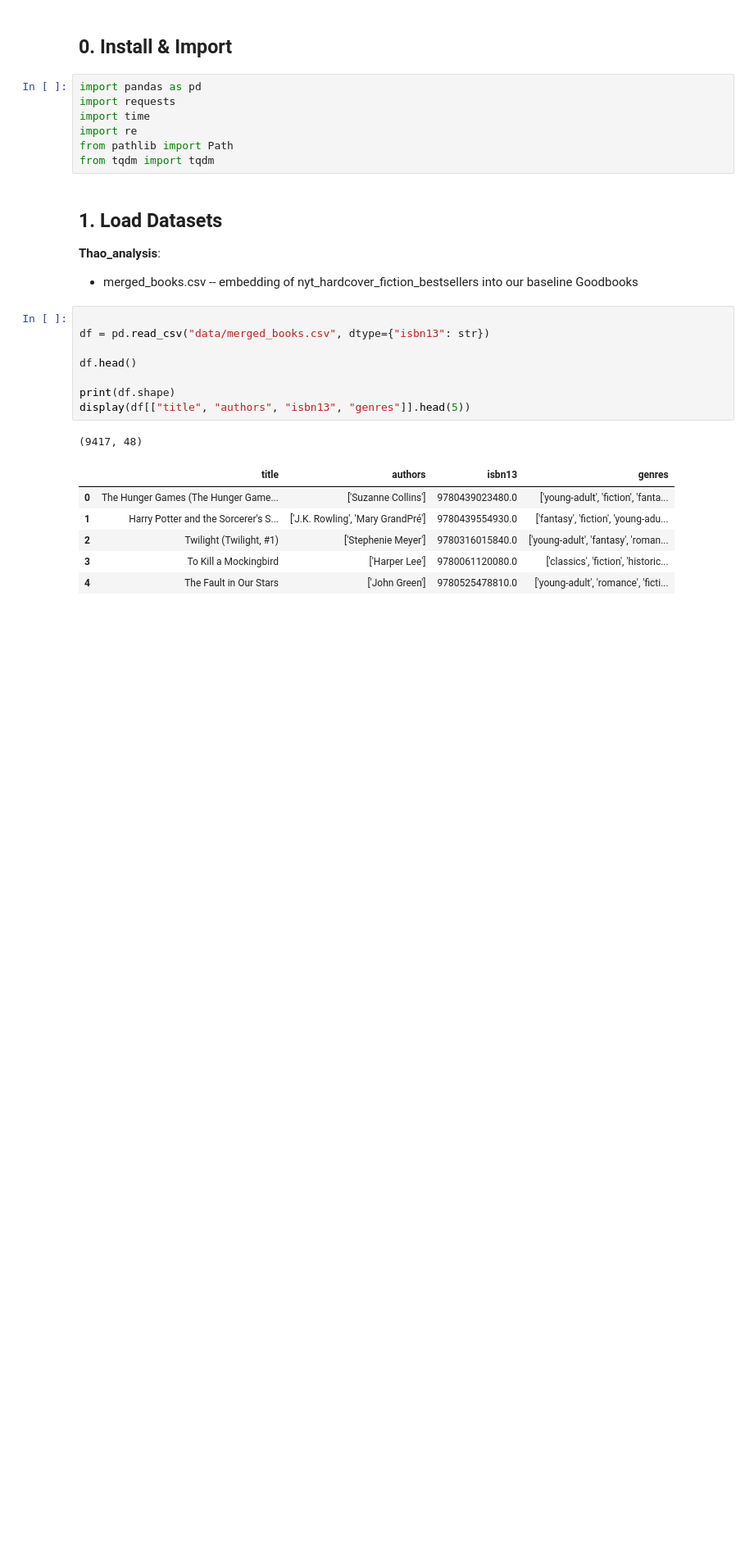
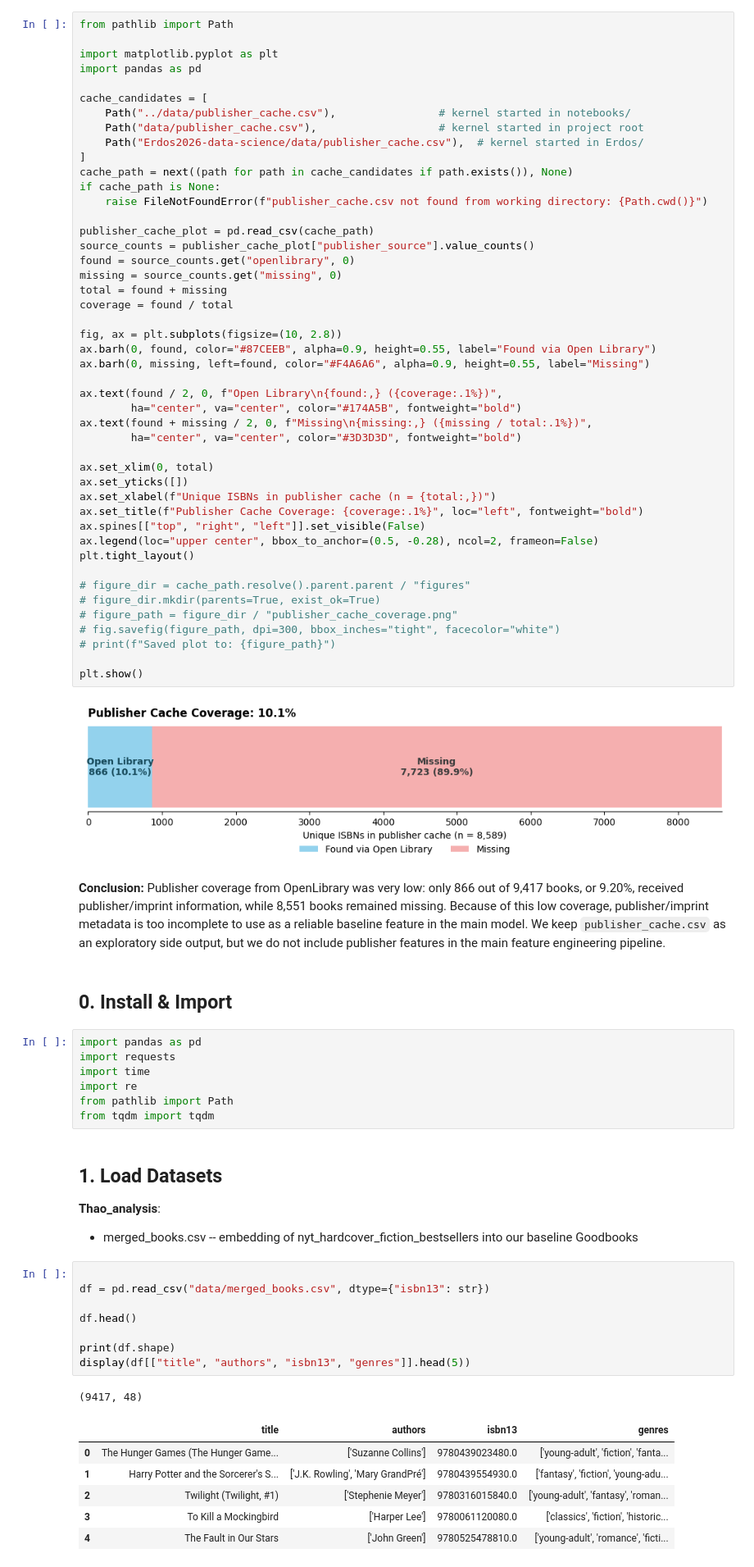
Before and after one commit to Erdos-Projects/summer26-book-commercial-success, a Jupyter notebook: EDA/other_notebooks/04_publisher_enrichment.ipynb, the cells around one changed output. Shown at 82% size. Cells and saved outputs as stored; diff of their text form; blank space fills up the shorter version.

```diff
--- a/EDA/other_notebooks/04_publisher_enrichment.ipynb
+++ b/EDA/other_notebooks/04_publisher_enrichment.ipynb
@@ -7,3 +290,53 @@
+# %%
+from pathlib import Path
+
+import matplotlib.pyplot as plt
+import pandas as pd
+
+cache_candidates = [
+    Path("../data/publisher_cache.csv"),                # kernel started in notebooks/
+    Path("data/publisher_cache.csv"),                   # kernel started in project root
+    Path("Erdos2026-data-science/data/publisher_cache.csv"),  # kernel started in Erdos/
+]
+cache_path = next((path for path in cache_candidates if path.exists()), None)
+if cache_path is None:
+    raise FileNotFoundError(f"publisher_cache.csv not found from working directory: {Path.cwd()}")
+
+publisher_cache_plot = pd.read_csv(cache_path)
+source_counts = publisher_cache_plot["publisher_source"].value_counts()
+found = source_counts.get("openlibrary", 0)
+missing = source_counts.get("missing", 0)
+total = found + missing
+coverage = found / total
+
+fig, ax = plt.subplots(figsize=(10, 2.8))
+ax.barh(0, found, color="#87CEEB", alpha=0.9, height=0.55, label="Found via Open Library")
+ax.barh(0, missing, left=found, color="#F4A6A6", alpha=0.9, height=0.55, label="Missing")
+
+ax.text(found / 2, 0, f"Open Library\n{found:,} ({coverage:.1%})",
+        ha="center", va="center", color="#174A5B", fontweight="bold")
+ax.text(found + missing / 2, 0, f"Missing\n{missing:,} ({missing / total:.1%})",
+        ha="center", va="center", color="#3D3D3D", fontweight="bold")
+
+ax.set_xlim(0, total)
+ax.set_yticks([])
+ax.set_xlabel(f"Unique ISBNs in publisher cache (n = {total:,})")
+ax.set_title(f"Publisher Cache Coverage: {coverage:.1%}", loc="left", fontweight="bold")
+ax.spines[["top", "right", "left"]].set_visible(False)
+ax.legend(loc="upper center", bbox_to_anchor=(0.5, -0.28), ncol=2, frameon=False)
+plt.tight_layout()
+
+# figure_dir = cache_path.resolve().parent.parent / "figures"
+# figure_dir.mkdir(parents=True, exist_ok=True)
+# figure_path = figure_dir / "publisher_cache_coverage.png"
+# fig.savefig(figure_path, dpi=300, bbox_inches="tight", facecolor="white")
+# print(f"Saved plot to: {figure_path}")
+
+plt.show()
+# %% [output]
+[figure, added]
+# %% [markdown]
+**Conclusion:** Publisher coverage from OpenLibrary was very low: only 866 out of 9,417 books, or 9.20%, received publisher/imprint information, while 8,551 books remained missing. Because of this low coverage, publisher/imprint metadata is too incomplete to use as a reliable baseline feature in the main model. We keep `publisher_cache.csv` as an exploratory side output, but we do not include publisher features in the main feature engineering pipeline.
 # %% [markdown]
 ## 0. Install & Import
 # %%
```
Also changed, not shown: parts of 20 cells of this notebook.
